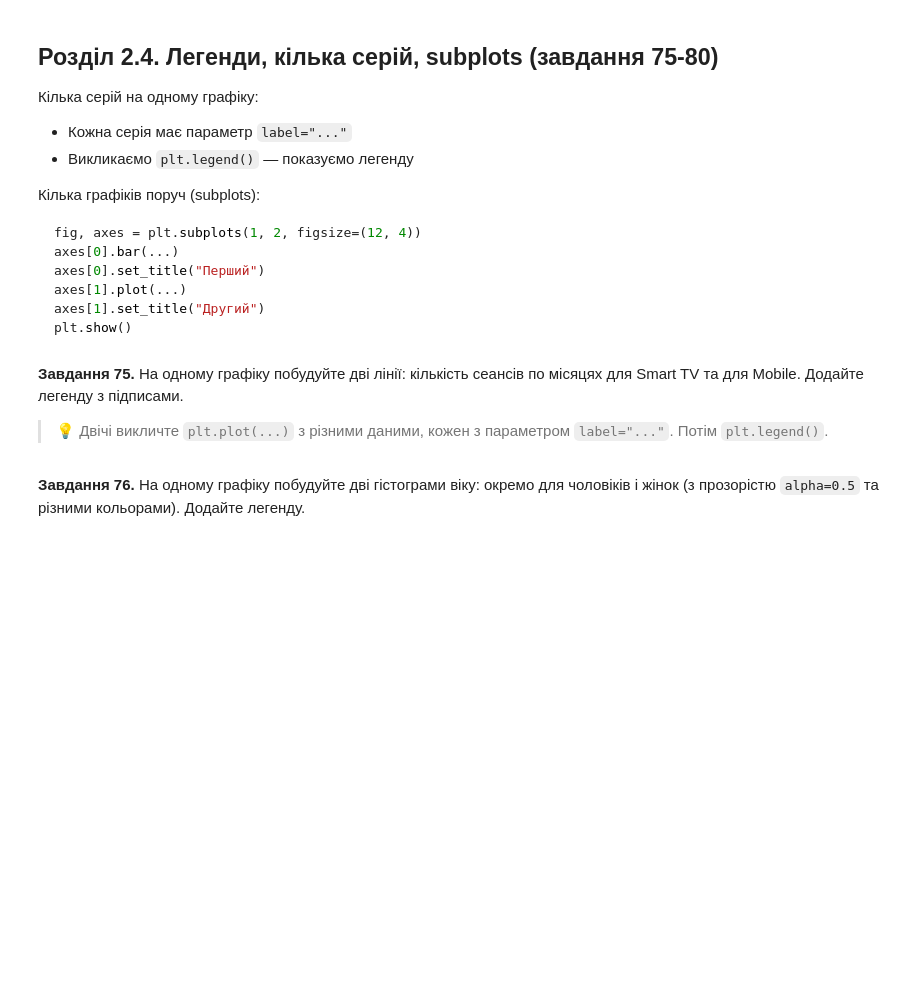
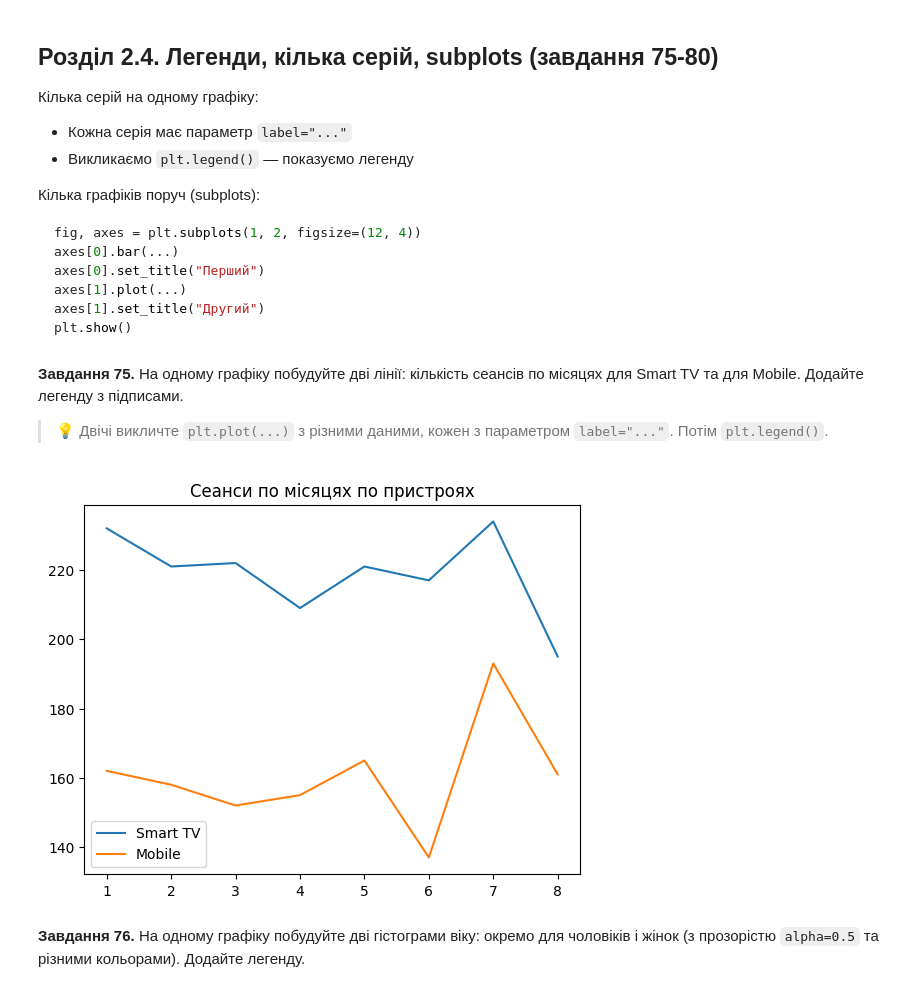
Before and after one commit to DymaStar/DTA_2026, a Jupyter notebook: HW/HW_DimaStar2905Nazar80_"pandas_viz_practice_ipynb".ipynb, the cells around one changed output. Saved outputs shown, nothing was run; the diff lists cells and outputs as text; code cells hidden in the pictures; blank space fills up the shorter version.

```diff
--- a/HW/HW_DimaStar2905Nazar80_"pandas_viz_practice_ipynb".ipynb
+++ b/HW/HW_DimaStar2905Nazar80_"pandas_viz_practice_ipynb".ipynb
@@ -1508,2 +1506,16 @@ plt.show()
+# %%
+# Завдання 75:
+# фільтруємо кожен пристрій окремо
+tv = sess[sess["device"] == "Smart TV"].groupby("month").size()
+mob = sess[sess["device"] == "Mobile"].groupby("month").size()
+
+# два plt.plot() з label
+plt.plot(tv.index, tv.values, label="Smart TV")
+plt.plot(mob.index, mob.values, label="Mobile")
+plt.legend()  # без цього підписи не з'являться!
+plt.title("Сеанси по місяцях по пристроях")
+plt.show()
+# %% [output]
+[figure, added]
 # %% [markdown]
 **Завдання 76.** На одному графіку побудуйте дві гістограми віку: окремо для чоловіків і жінок (з прозорістю `alpha=0.5` та різними кольорами). Додайте легенду.
```
Also changed, not shown: parts of 11 cells of this notebook.
